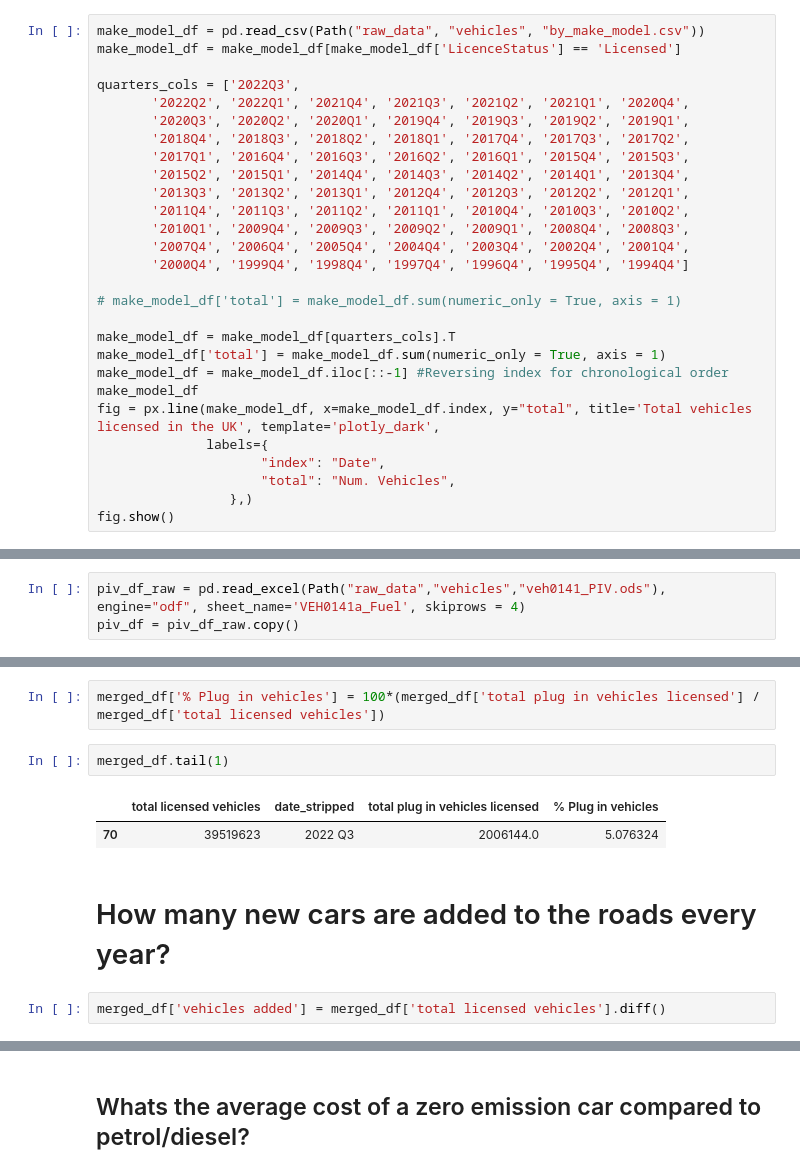
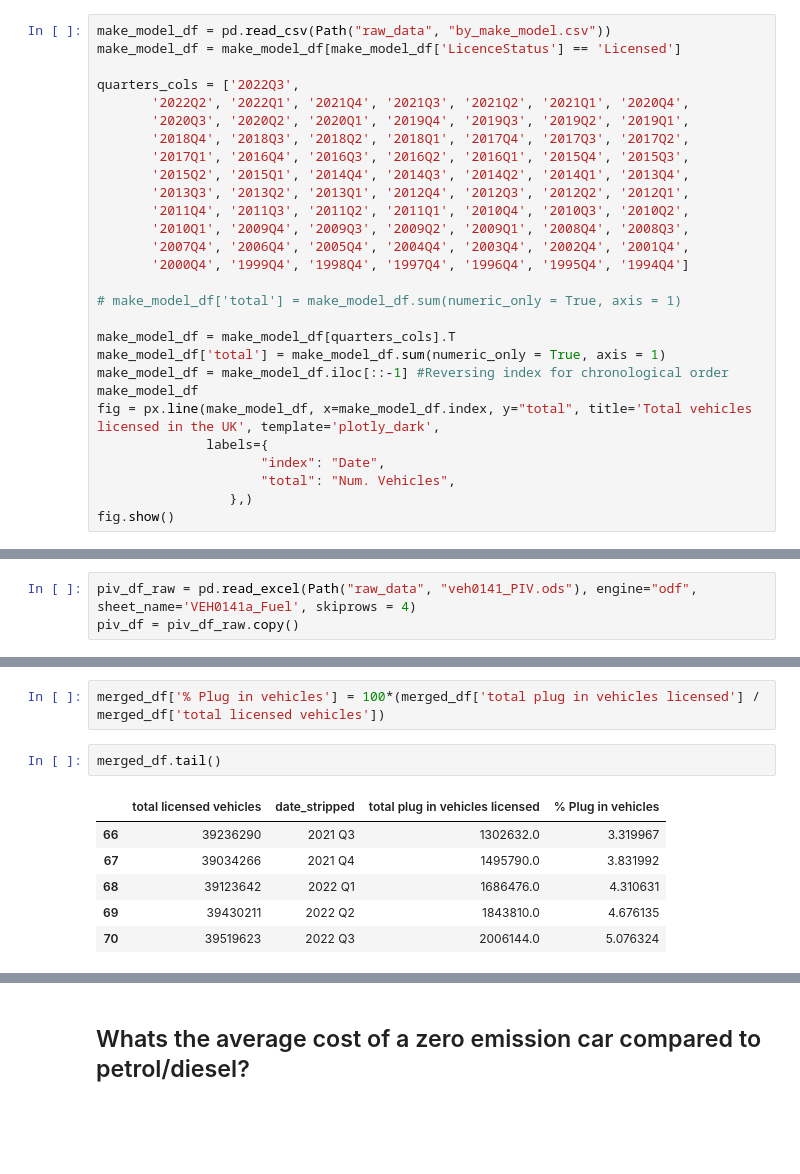
Before and after one commit to jmoro0408/UK_Net_Zero, a Jupyter notebook: Zero_Emission_vehicles.ipynb, the cells around one changed output, grey strips where cells are left out. Drawn from its saved outputs; the diff is of its cells as text; blank space fills up the shorter version.

```diff
--- a/Zero_Emission_vehicles.ipynb
+++ b/Zero_Emission_vehicles.ipynb
@@ -12,7 +13,7 @@ phase out for diesel HGVs
 # %% [markdown]
 ## What % of cars on the road today are Zero Emission?
 # %%
-make_model_df = pd.read_csv(Path("raw_data", "vehicles", "by_make_model.csv"))
+make_model_df = pd.read_csv(Path("raw_data", "by_make_model.csv"))
 make_model_df = make_model_df[make_model_df['LicenceStatus'] == 'Licensed']
 
 quarters_cols = ['2022Q3',
@@ -47,7 +48,7 @@ make_model_df['date_stripped' ] = make_model_df['index'].str.slice(0,4) + " " +
 make_model_df= make_model_df.rename(columns = {'total':'total licensed vehicles'})
 make_model_df = make_model_df.drop('index', axis = 1)
 # %%
-piv_df_raw = pd.read_excel(Path("raw_data","vehicles","veh0141_PIV.ods"), engine="odf", sheet_name='VEH0141a_Fuel', skiprows = 4)
+piv_df_raw = pd.read_excel(Path("raw_data", "veh0141_PIV.ods"), engine="odf", sheet_name='VEH0141a_Fuel', skiprows = 4)
 piv_df = piv_df_raw.copy()
 # %%
 piv_df = piv_df[piv_df['Geography [note 2]'] == 'United Kingdom']
@@ -99,11 +100,11 @@ Back to the original question - what % of cars today are zero emission? Note the
 # %%
 merged_df['% Plug in vehicles'] = 100*(merged_df['total plug in vehicles licensed'] / merged_df['total licensed vehicles'])
 # %%
-merged_df.tail(1)
+merged_df.tail()
 # %% [output]
 |  | total licensed vehicles | date_stripped | total plug in vehicles licensed | % Plug in vehicles |
+| 66 | 39236290 | 2021 Q3 | 1302632.0 | 3.319967 |
+| 67 | 39034266 | 2021 Q4 | 1495790.0 | 3.831992 |
+| 68 | 39123642 | 2022 Q1 | 1686476.0 | 4.310631 |
+| 69 | 39430211 | 2022 Q2 | 1843810.0 | 4.676135 |
 | 70 | 39519623 | 2022 Q3 | 2006144.0 | 5.076324 |
-# %% [markdown]
-# How many new cars are added to the roads every year?
-# %%
-merged_df['vehicles added'] = merged_df['total licensed vehicles'].diff()
```
Also changed, not shown: parts of 15 cells of this notebook.
